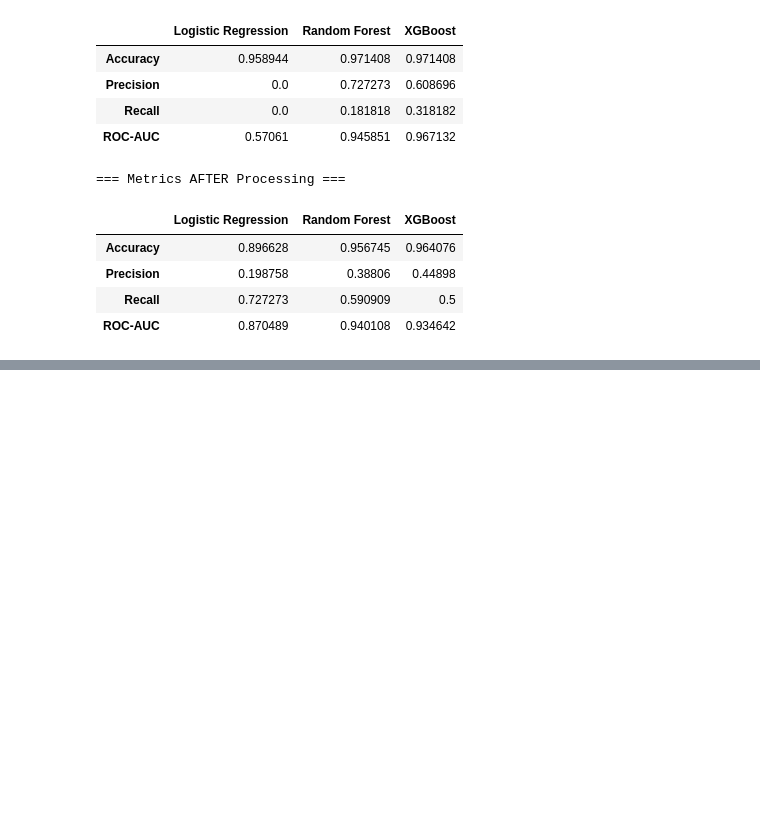
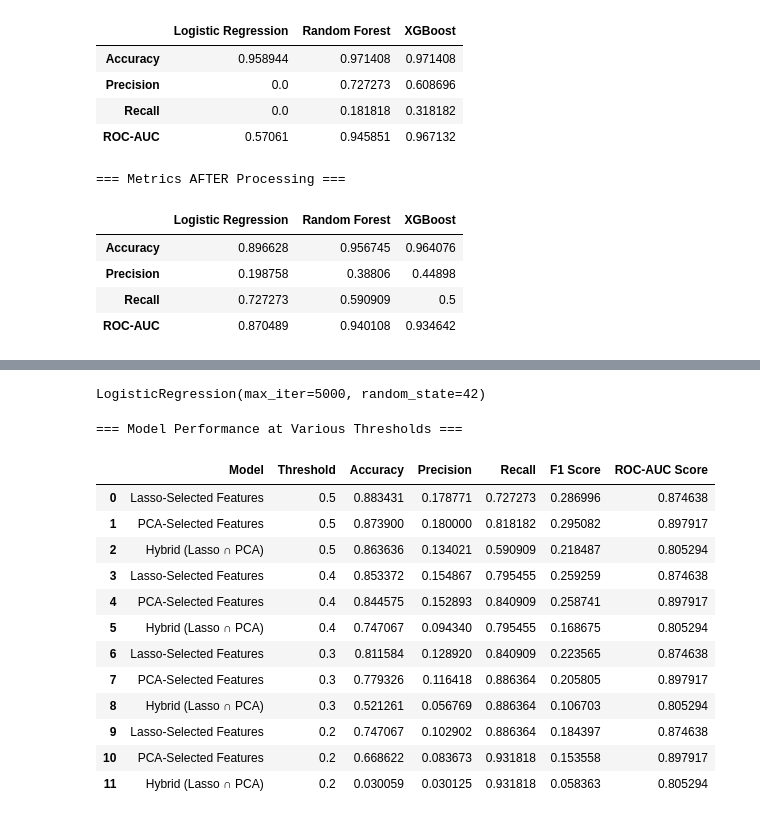
Before and after one commit to JonBierly/MLmidterm, a Jupyter notebook: modeling.ipynb, the cells around one changed output, grey strips where cells are left out. Saved outputs shown, nothing was run; the diff lists cells and outputs as text; code cells hidden in the pictures; blank space fills up the shorter version.

```diff
--- a/modeling.ipynb
+++ b/modeling.ipynb
@@ -6,7 +6,7 @@ import seaborn as sns
 
 # Read the dataset
 df = pd.read_csv("data.csv")
-
+df.columns = df.columns.str.strip()
 # List columns and show first few rows
 print("Columns in dataset:")
 print(df.columns.tolist())
@@ -504,3 +504,10 @@ Parameters: { "use_label_encoder" } are not used.
 | Precision | 0.198758 | 0.38806 | 0.44898 |
 | Recall | 0.727273 | 0.590909 | 0.5 |
 | ROC-AUC | 0.870489 | 0.940108 | 0.934642 |
+# %%
+# Suppose df_reduced had these columns after correlation dropping:
+final_feature_cols = df_reduced.drop(columns=["Bankrupt?"]).columns
+
+# Convert your final numpy arrays into DataFrames with column names
+X_train_scaled_df = pd.DataFrame(X_train_res, columns=final_feature_cols)
+X_test_scaled_df  = pd.DataFrame(X_test_res, columns=final_feature_cols)
@@ -506,0 +567,71 @@ Parameters: { "use_label_encoder" } are not used.
+# %%
+from sklearn.linear_model import LogisticRegression
+
+log_reg_lasso = LogisticRegression(max_iter=5000, random_state=42)
+log_reg_lasso.fit(X_train_lasso, y_train)
+
+log_reg_pca_features = LogisticRegression(max_iter=5000, random_state=42)
+log_reg_pca_features.fit(X_train_pca_features, y_train)
+
+log_reg_hybrid = LogisticRegression(max_iter=5000, random_state=42)
+log_reg_hybrid.fit(X_train_hybrid, y_train)
+# %% [output]
+LogisticRegression(max_iter=5000, random_state=42)
+# %%
+from sklearn.metrics import accuracy_score, precision_score, recall_score, f1_score, roc_auc_score
+
+# 1. Map each trained model to its corresponding test set
+models = {
+    "Lasso-Selected Features": (log_reg_lasso, X_test_lasso),
+    "PCA-Selected Features": (log_reg_pca_features, X_test_pca_features),
+    "Hybrid (Lasso ∩ PCA)": (log_reg_hybrid, X_test_hybrid),
+}
+
+# 2. Define a helper function to evaluate a model at a given threshold
+def evaluate_model(model, X_test, y_test, model_name, threshold):
+    y_prob = model.predict_proba(X_test)[:, 1]  # Probability of class 1
+    y_pred = (y_prob >= threshold).astype(int)  # Convert probabilities to 0/1
+
+    metrics = {
+        "Model": model_name,
+        "Threshold": threshold,
+        "Accuracy": accuracy_score(y_test, y_pred),
+        "Precision": precision_score(y_test, y_pred, zero_division=0),
+        "Recall": recall_score(y_test, y_pred),
+        "F1 Score": f1_score(y_test, y_pred),
+        "ROC-AUC Score": roc_auc_score(y_test, y_prob)
+    }
+
+    return metrics
+
+# 3. Test multiple decision thresholds
+thresholds = [0.5, 0.4, 0.3, 0.2]
+results = []
+
+# 4. Evaluate each model at each threshold
+for threshold in thresholds:
+    for model_name, (model, X_test_set) in models.items():
+        row = evaluate_model(model, X_test_set, y_test, model_name, threshold)
+        results.append(row)
+
+# 5. Convert results to a DataFrame
+results_df = pd.DataFrame(results)
+
+# 6. Display the results
+print("=== Model Performance at Various Thresholds ===")
+display(results_df)
+# %% [output]
+=== Model Performance at Various Thresholds ===
+|  | Model | Threshold | Accuracy | Precision | Recall | F1 Score | ROC-AUC Score |
+| 0 | Lasso-Selected Features | 0.5 | 0.883431 | 0.178771 | 0.727273 | 0.286996 | 0.874638 |
+| 1 | PCA-Selected Features | 0.5 | 0.873900 | 0.180000 | 0.818182 | 0.295082 | 0.897917 |
+| 2 | Hybrid (Lasso ∩ PCA) | 0.5 | 0.863636 | 0.134021 | 0.590909 | 0.218487 | 0.805294 |
+| 3 | Lasso-Selected Features | 0.4 | 0.853372 | 0.154867 | 0.795455 | 0.259259 | 0.874638 |
+| 4 | PCA-Selected Features | 0.4 | 0.844575 | 0.152893 | 0.840909 | 0.258741 | 0.897917 |
+| 5 | Hybrid (Lasso ∩ PCA) | 0.4 | 0.747067 | 0.094340 | 0.795455 | 0.168675 | 0.805294 |
+| 6 | Lasso-Selected Features | 0.3 | 0.811584 | 0.128920 | 0.840909 | 0.223565 | 0.874638 |
+| 7 | PCA-Selected Features | 0.3 | 0.779326 | 0.116418 | 0.886364 | 0.205805 | 0.897917 |
+| 8 | Hybrid (Lasso ∩ PCA) | 0.3 | 0.521261 | 0.056769 | 0.886364 | 0.106703 | 0.805294 |
+| 9 | Lasso-Selected Features | 0.2 | 0.747067 | 0.102902 | 0.886364 | 0.184397 | 0.874638 |
+| 10 | PCA-Selected Features | 0.2 | 0.668622 | 0.083673 | 0.931818 | 0.153558 | 0.897917 |
+| 11 | Hybrid (Lasso ∩ PCA) | 0.2 | 0.030059 | 0.030125 | 0.931818 | 0.058363 | 0.805294 |
```
Also changed, not shown: parts of 8 cells of this notebook, 1 other file.
